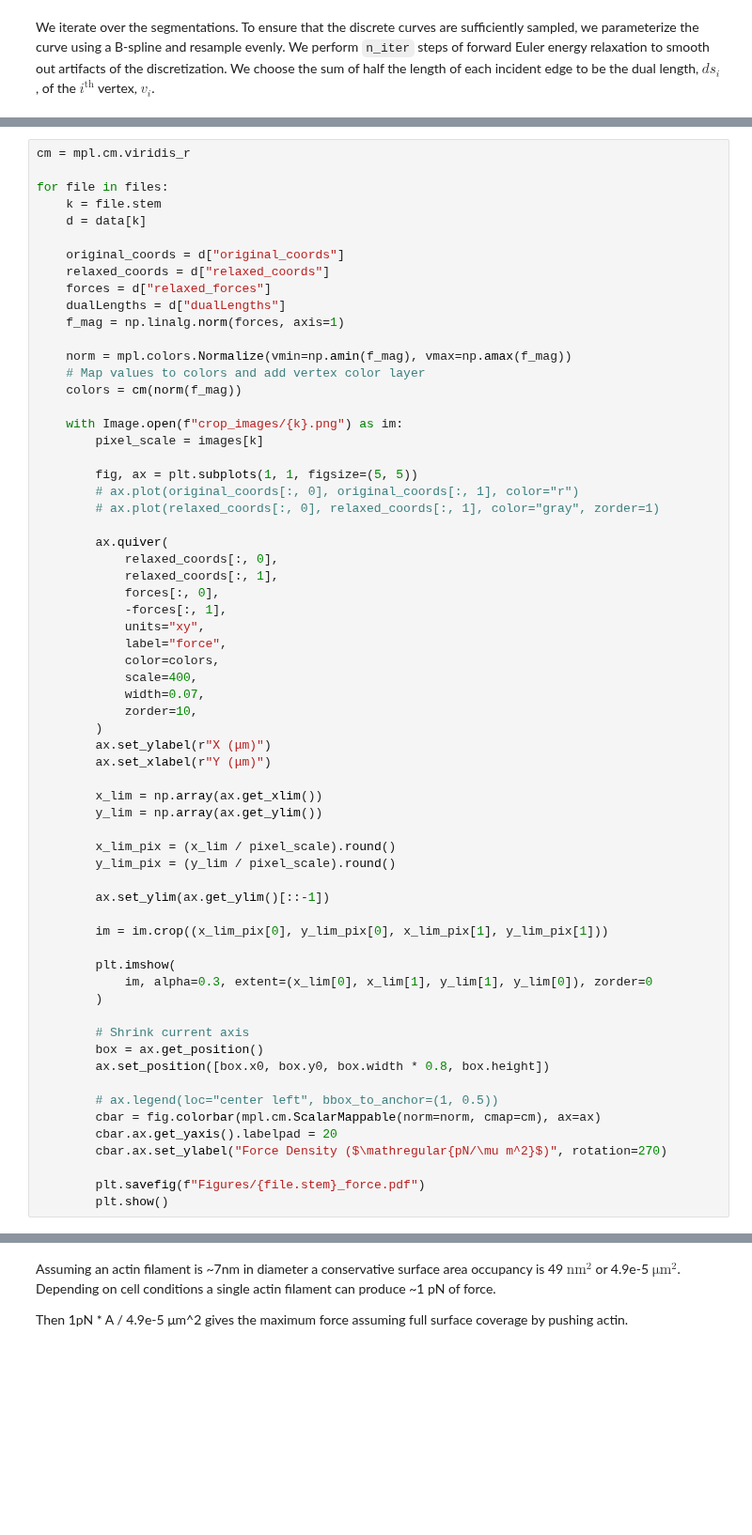
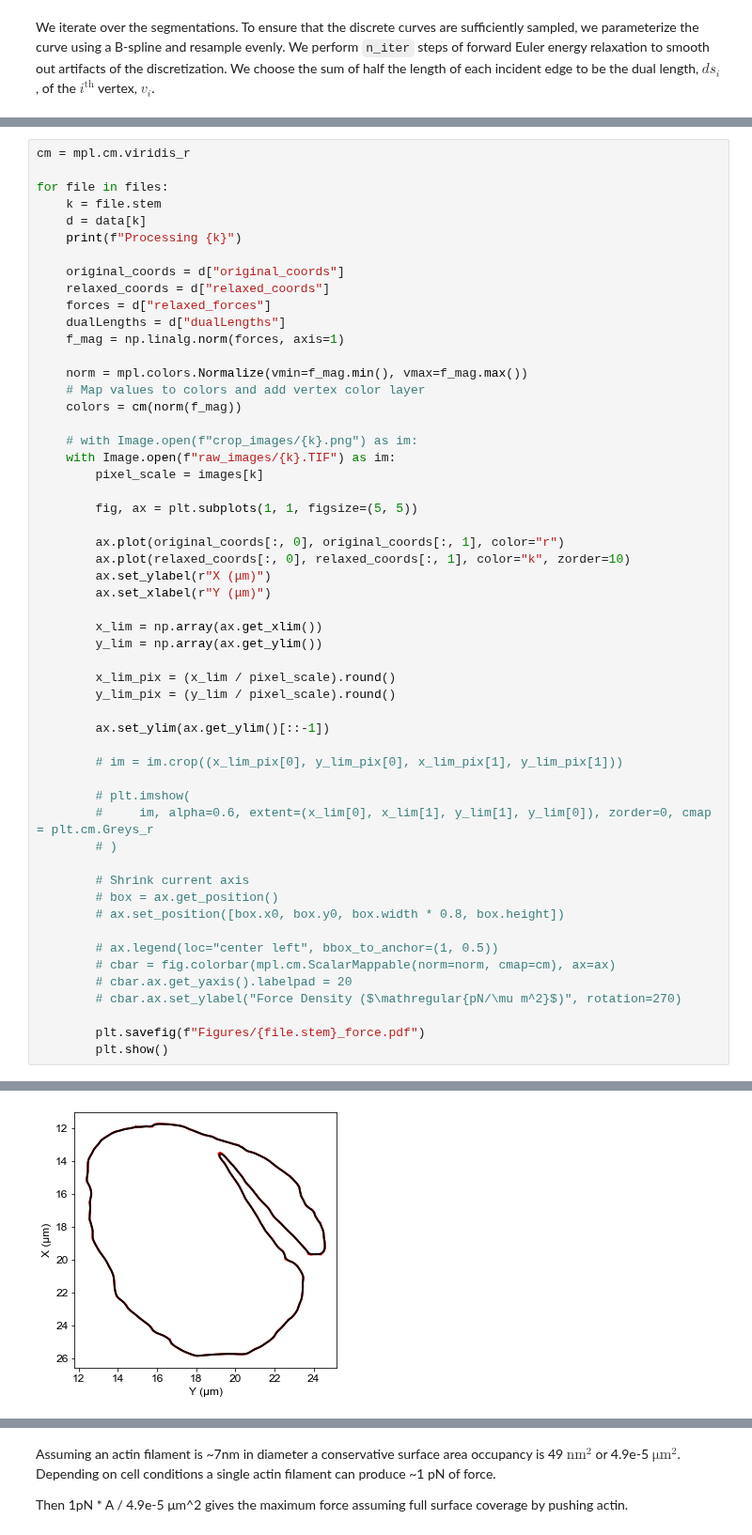
Before and after one commit to RangamaniLabUCSD/ActuAtorForceEstimation, a Jupyter notebook: analysis.ipynb, the cells around one changed output, grey strips where cells are left out. Shown at 94% size. Drawn from its saved outputs; the diff is of its cells as text; blank space fills up the shorter version.

```diff
--- a/analysis.ipynb
+++ b/analysis.ipynb
@@ -163,6 +327,7 @@ cm = mpl.cm.viridis_r
 for file in files:
     k = file.stem
     d = data[k]
+    print(f"Processing {k}")
 
     original_coords = d["original_coords"]
     relaxed_coords = d["relaxed_coords"]
@@ -170,29 +335,18 @@ for file in files:
     dualLengths = d["dualLengths"]
     f_mag = np.linalg.norm(forces, axis=1)
 
-    norm = mpl.colors.Normalize(vmin=np.amin(f_mag), vmax=np.amax(f_mag))
+    norm = mpl.colors.Normalize(vmin=f_mag.min(), vmax=f_mag.max())
     # Map values to colors and add vertex color layer
     colors = cm(norm(f_mag))
 
-    with Image.open(f"crop_images/{k}.png") as im:
+    # with Image.open(f"crop_images/{k}.png") as im:
+    with Image.open(f"raw_images/{k}.TIF") as im:
         pixel_scale = images[k]
 
         fig, ax = plt.subplots(1, 1, figsize=(5, 5))
-        # ax.plot(original_coords[:, 0], original_coords[:, 1], color="r")
-        # ax.plot(relaxed_coords[:, 0], relaxed_coords[:, 1], color="gray", zorder=1)
 
-        ax.quiver(
-            relaxed_coords[:, 0],
-            relaxed_coords[:, 1],
-            forces[:, 0],
-            -forces[:, 1],
-            units="xy",
-            label="force",
-            color=colors,
-            scale=400,
-            width=0.07,
-            zorder=10,
-        )
+        ax.plot(original_coords[:, 0], original_coords[:, 1], color="r")
+        ax.plot(relaxed_coords[:, 0], relaxed_coords[:, 1], color="k", zorder=10)
         ax.set_ylabel(r"X (μm)")
         ax.set_xlabel(r"Y (μm)")
 
@@ -204,20 +358,21 @@ for file in files:
 
         ax.set_ylim(ax.get_ylim()[::-1])
 
-        im = im.crop((x_lim_pix[0], y_lim_pix[0], x_lim_pix[1], y_lim_pix[1]))
+        # im = im.crop((x_lim_pix[0], y_lim_pix[0], x_lim_pix[1], y_lim_pix[1]))
 
-        plt.imshow(
-            im, alpha=0.3, extent=(x_lim[0], x_lim[1], y_lim[1], y_lim[0]), zorder=0
-        )
+        # plt.imshow(
+        #     im, alpha=0.6, extent=(x_lim[0], x_lim[1], y_lim[1], y_lim[0]), zorder=0, cmap = plt.cm.Greys_r
+        # )
 
         # Shrink current axis
-        box = ax.get_position()
-        ax.set_position([box.x0, box.y0, box.width * 0.8, box.height])
+        # box = ax.get_position()
+        # ax.set_position([box.x0, box.y0, box.width * 0.8, box.height])
 
         # ax.legend(loc="center left", bbox_to_anchor=(1, 0.5))
-        cbar = fig.colorbar(mpl.cm.ScalarMappable(norm=norm, cmap=cm), ax=ax)
-        cbar.ax.get_yaxis().labelpad = 20
-        cbar.ax.set_ylabel("Force Density ($\mathregular{pN/\mu m^2}$)", rotation=270)
+        # cbar = fig.colorbar(mpl.cm.ScalarMappable(norm=norm, cmap=cm), ax=ax)
+        # cbar.ax.get_yaxis().labelpad = 20
+        # cbar.ax.set_ylabel("Force Density ($\mathregular{pN/\mu m^2}$)", rotation=270)
 
         plt.savefig(f"Figures/{file.stem}_force.pdf")
         plt.show()
+# %% [output]
@@ -223,0 +380 @@ for file in files:
+[figure, added]
```
Also changed, not shown: parts of 8 cells of this notebook, 15 other files.
